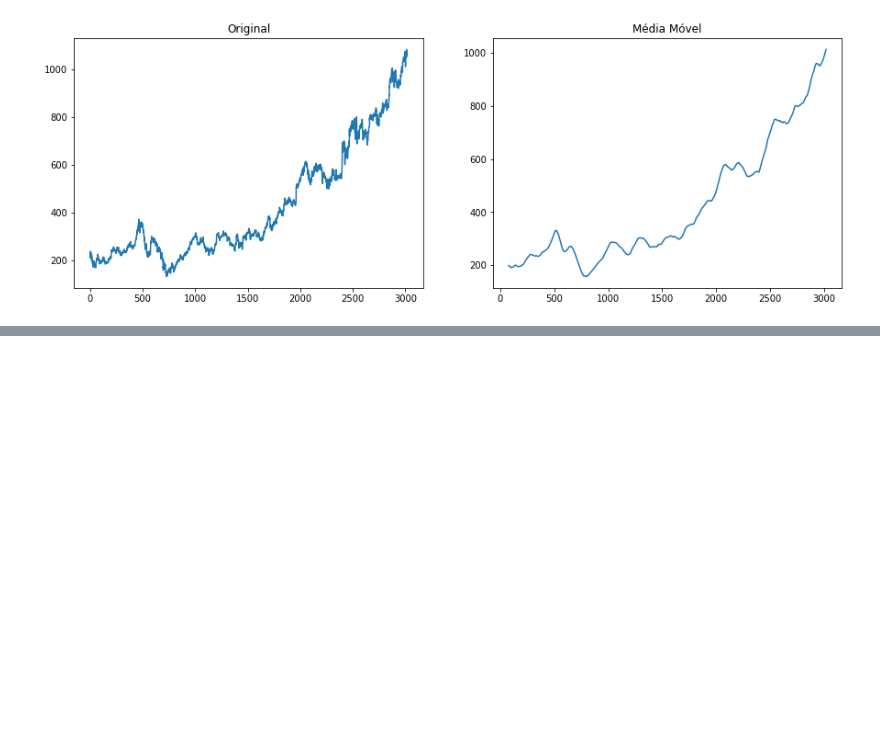
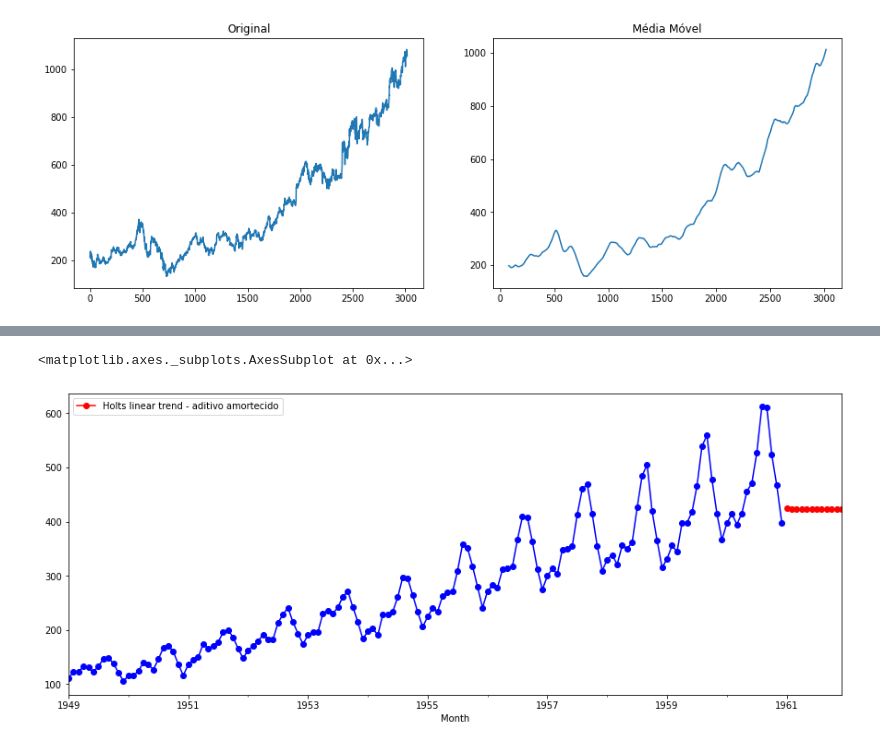
Before and after one commit to dagobertomedeiros/curso_analise_series_temporais, a Jupyter notebook: curso_ts.ipynb, the cells around one changed output, grey strips where cells are left out. Cells and saved outputs as stored; diff of their text form; code cells hidden in the pictures; blank space fills up the shorter version.

```diff
--- a/curso_ts.ipynb
+++ b/curso_ts.ipynb
@@ -408,0 +443,9 @@ Text(0.5, 1.0, 'Média Móvel')
+# %%
+fit_holt1 = Holt(data, damped=True).fit(smoothing_level=0.8, smoothing_slope=0.2) #damped gera o amortecimento
+fcastHolt1 = fit_holt1.forecast(12).rename('Holts linear trend - aditivo amortecido')
+# %%
+fit_holt1.fittedvalues.plot(marker='o', color='blue')
+fcastHolt1.plot(color='red', marker='o', legend=True)
+# %% [output]
+<matplotlib.axes._subplots.AxesSubplot at 0x...>
+[figure, added]
```
Also changed, not shown: parts of 39 cells of this notebook.
